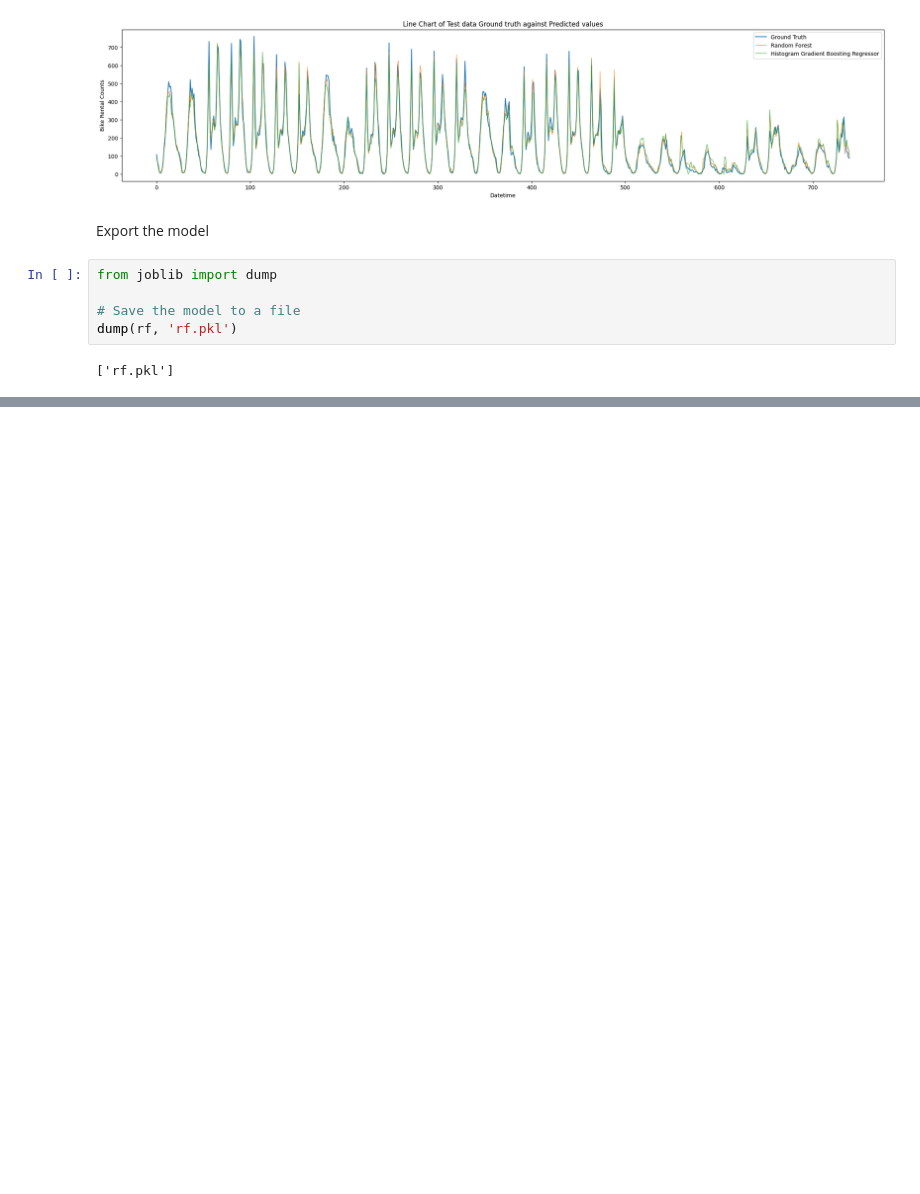
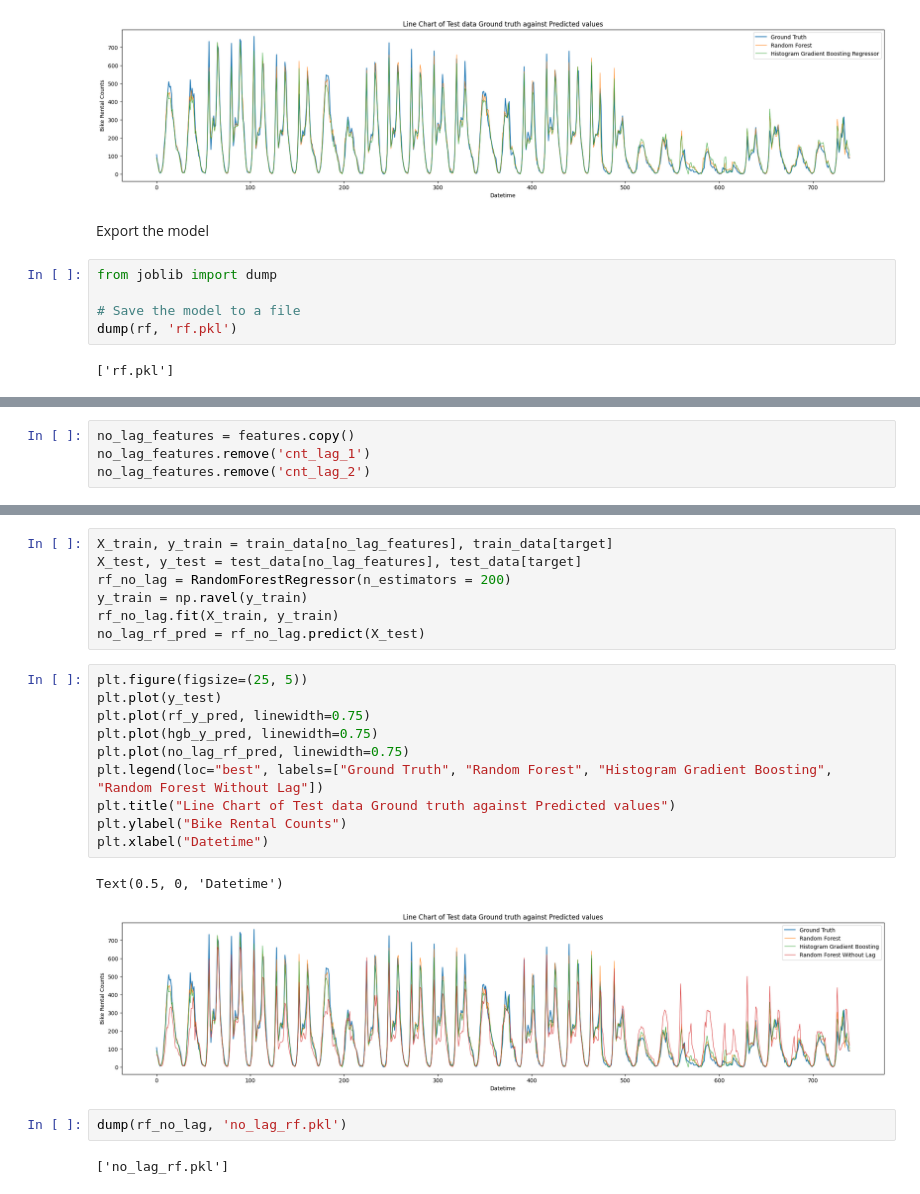
Before and after one commit to alvinjiang1/BikeML, a Jupyter notebook: bikeML.ipynb, the cells around one changed output, grey strips where cells are left out. Saved outputs shown, nothing was run; the diff lists cells and outputs as text; blank space fills up the shorter version.

```diff
--- a/bikeML.ipynb
+++ b/bikeML.ipynb
@@ -580,0 +588,4 @@ dump(rf, 'rf.pkl')
+# %%
+no_lag_features = features.copy()
+no_lag_features.remove('cnt_lag_1')
+no_lag_features.remove('cnt_lag_2')
@@ -580,0 +610,24 @@ dump(rf, 'rf.pkl')
+# %%
+X_train, y_train = train_data[no_lag_features], train_data[target]
+X_test, y_test = test_data[no_lag_features], test_data[target]
+rf_no_lag = RandomForestRegressor(n_estimators = 200)
+y_train = np.ravel(y_train)
+rf_no_lag.fit(X_train, y_train)
+no_lag_rf_pred = rf_no_lag.predict(X_test)
+# %%
+plt.figure(figsize=(25, 5))
+plt.plot(y_test)
+plt.plot(rf_y_pred, linewidth=0.75)
+plt.plot(hgb_y_pred, linewidth=0.75)
+plt.plot(no_lag_rf_pred, linewidth=0.75)
+plt.legend(loc="best", labels=["Ground Truth", "Random Forest", "Histogram Gradient Boosting", "Random Forest Without Lag"])
+plt.title("Line Chart of Test data Ground truth against Predicted values")
+plt.ylabel("Bike Rental Counts")
+plt.xlabel("Datetime")
+# %% [output]
+Text(0.5, 0, 'Datetime')
+[figure, added]
+# %%
+dump(rf_no_lag, 'no_lag_rf.pkl')
+# %% [output]
+['no_lag_rf.pkl']
```
Also changed, not shown: parts of 10 cells of this notebook, 13 other files.
